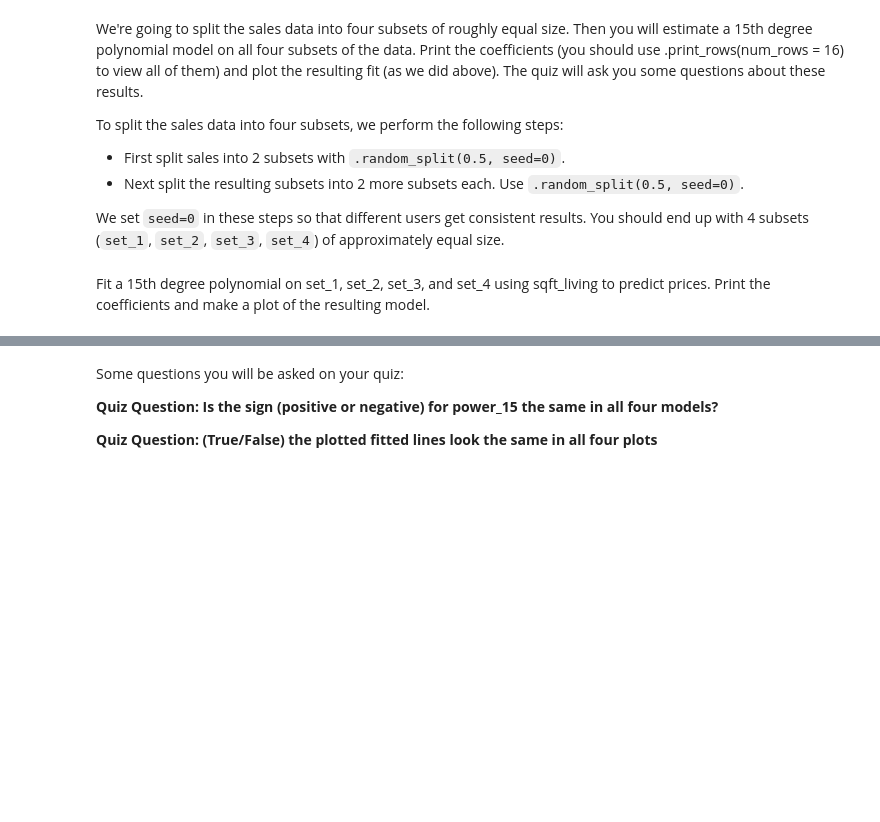
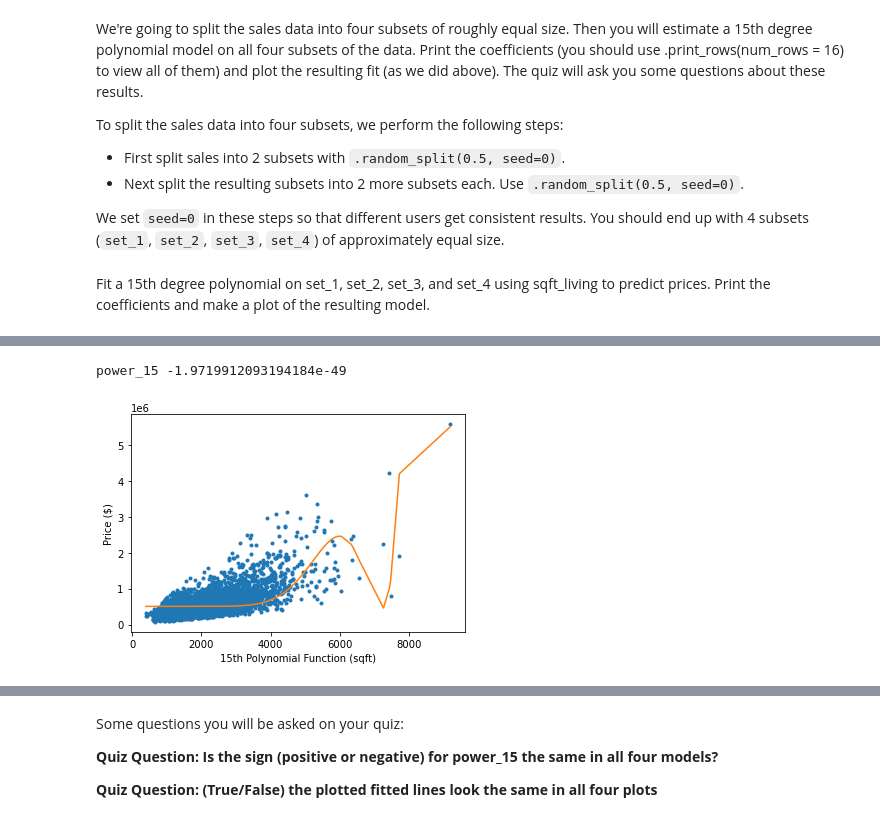
Before and after one commit to albertovpd/machine_learning_specialization_washington_university, a Jupyter notebook: course_tasks/c3_regression-w3_quizz_1-exploring_variance_bias_tradeoff.ipynb, the cells around one changed output, grey strips where cells are left out. Drawn from its saved outputs; the diff is of its cells as text; code cells hidden in the pictures; blank space fills up the shorter version.

```diff
--- a/course_tasks/c3_regression-w3_quizz_1-exploring_variance_bias_tradeoff.ipynb
+++ b/course_tasks/c3_regression-w3_quizz_1-exploring_variance_bias_tradeoff.ipynb
@@ -235,0 +253,5 @@ set_4 = pd.read_csv('../input/wk3_kc_house_set_4_data.csv')
+# %%
+predict_plot(set_2)
+# %% [output]
+power_15 -1.9719912093194184e-49
+[figure, added]
```
Also changed, not shown: parts of 7 cells of this notebook.
